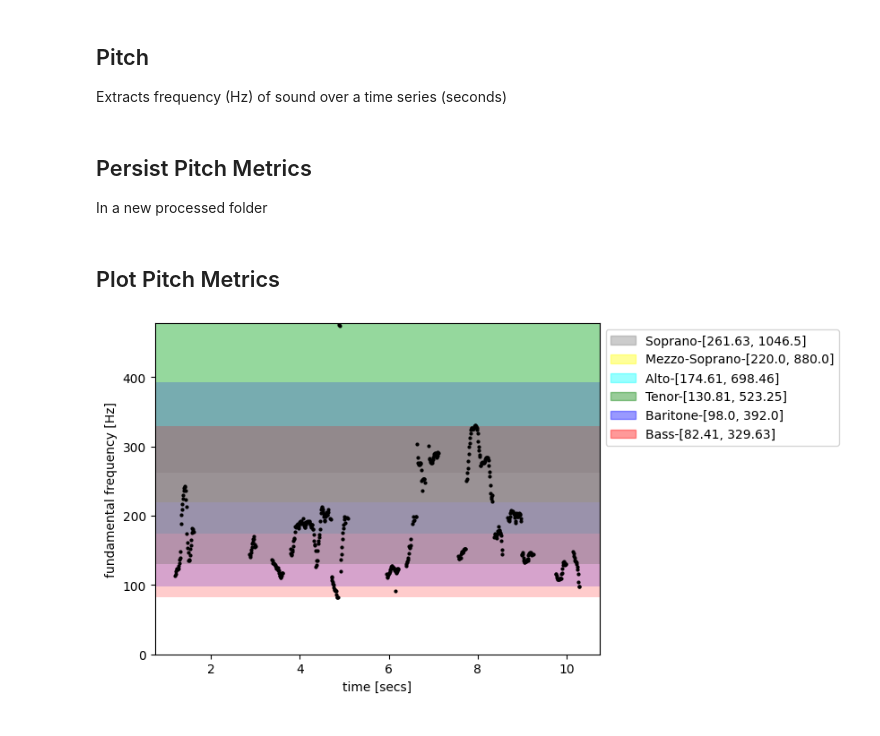
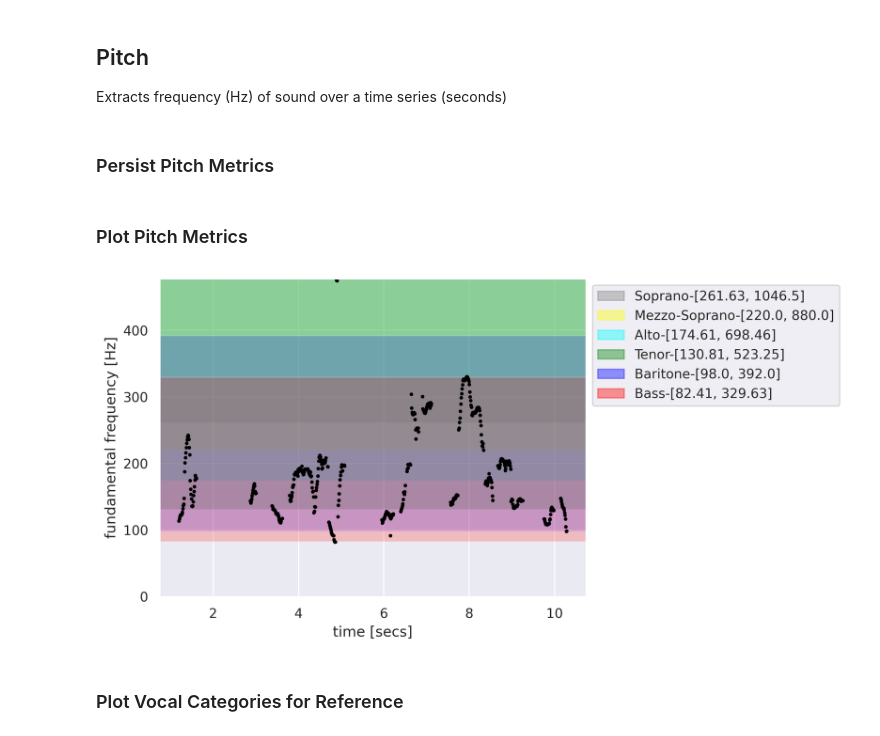
Before and after one commit to joseph-higaki/voice-analysis, a Jupyter notebook: notebooks/process_audio.ipynb, the cells around one changed output. Saved outputs shown, nothing was run; the diff lists cells and outputs as text; code cells hidden in the pictures.

Commit message:
Pitch, Intensity and Amplitude

```diff
--- a/notebooks/process_audio.ipynb
+++ b/notebooks/process_audio.ipynb
@@ -18,4 +19,4 @@ import matplotlib.patches as mpatches
 # %% [markdown]
 ## Select audio file to analyze
 # %%
-audio_file_name = "/workspaces/voice-analysis/data/01_raw/tone-variety.wav"
+audio_filename = "/workspaces/voice-analysis/data/01_raw/tone-variety.wav"
@@ -23,35 +43,31 @@ audio_file_name = "/workspaces/voice-analysis/data/01_raw/tone-variety.wav"
 ## Pitch
 Extracts frequency (Hz) of sound over a time series (seconds)
 # %% [markdown]
-##  Persist Pitch Metrics
-In a new processed folder
+###  Persist Pitch Metrics
 # %%
 # Process audio
-snd = parselmouth.Sound(audio_file_name)
+snd = parselmouth.Sound(audio_filename)
 # Extract Pitch timeseries
 pitch = snd.to_pitch()
 # Extract time & frequency to persist
 dfPitch = pd.DataFrame(data=zip(pitch.xs(), pitch.selected_array['frequency']), columns=["time", "frequency"])
 
-# Create new recording_id
-new_guid = str(uuid.uuid4().hex)
-
-# Destination Paths folder, processed wav and csv
-base_name, extension = os.path.splitext(os.path.basename(audio_file_name))
-destination_folder = f"/workspaces/voice-analysis/data/02_processed/{new_guid}__{base_name}{extension}/"
-destination_wav = os.path.join(destination_folder, f"{new_guid}__{base_name}{extension}")
-destination_csv = os.path.join(destination_folder, f"{new_guid}__{base_name}{extension}_pitch.csv")
+# Create new analysis_id
+analysis_id = generate_analysis_id(audio_filename)
+destination_folder = get_destination_folder(analysis_id, audio_filename)
+destination_audio_filename = get_destination_audio_filename(analysis_id, audio_filename)
+destination_pitch_csv =  get_destination_analysis_filename(analysis_id, audio_filename, "pitch")
 
 # Create/ensure the folder
 os.makedirs(destination_folder, exist_ok=True)
 
 # Move the wav file to the new folder and rename it
-shutil.copy(audio_file_name, destination_wav)
+shutil.copy(audio_filename, destination_audio_filename)
 
 # Save data
-dfPitch.to_csv(destination_csv, index=False)
+dfPitch.to_csv(destination_pitch_csv, index=False)
 # %% [markdown]
-## Plot Pitch Metrics
+### Plot Pitch Metrics
 # %%
 # Vocal Categories ranges
 categories = {
@@ -73,21 +89,26 @@ def draw_legend(plt, transparency):
         handle_values.append(mpatches.Patch(color=v["color"], alpha=transparency, label= f'{category_name}-{v["range"]}' ))
     plt.legend(handles= handle_values, loc='upper left', bbox_to_anchor=(1, 1))
 # %%
-# replace unvoiced samples by NaN to not plot
+plt.rcParams['figure.dpi'] = 300 # Show nicely large images in this notebook
+sns.set_theme()
+
 pitch_values = pitch.selected_array['frequency']
+# NOt plotting zero values
 pitch_values[pitch_values==0] = np.nan
 plt.plot(pitch.xs(), pitch_values, '.', markersize=4, color="black")
 plt.ylim(0, np.nanmax(pitch_values))
 
 plt.ylabel("fundamental frequency [Hz]")
 plt.xlabel("time [secs]")
 
 draw_horizontal_shadows(plt, 0.2)
 draw_legend(plt, 0.4)
 
 plt.show()
 # %% [output]
-[figure, old version]
+[figure, new version]
+# %% [markdown]
+### Plot Vocal Categories for Reference
 # %%
 
 draw_horizontal_shadows(plt, 0.2)
```
Also changed, not shown: parts of 10 cells of this notebook, 20 other files.
